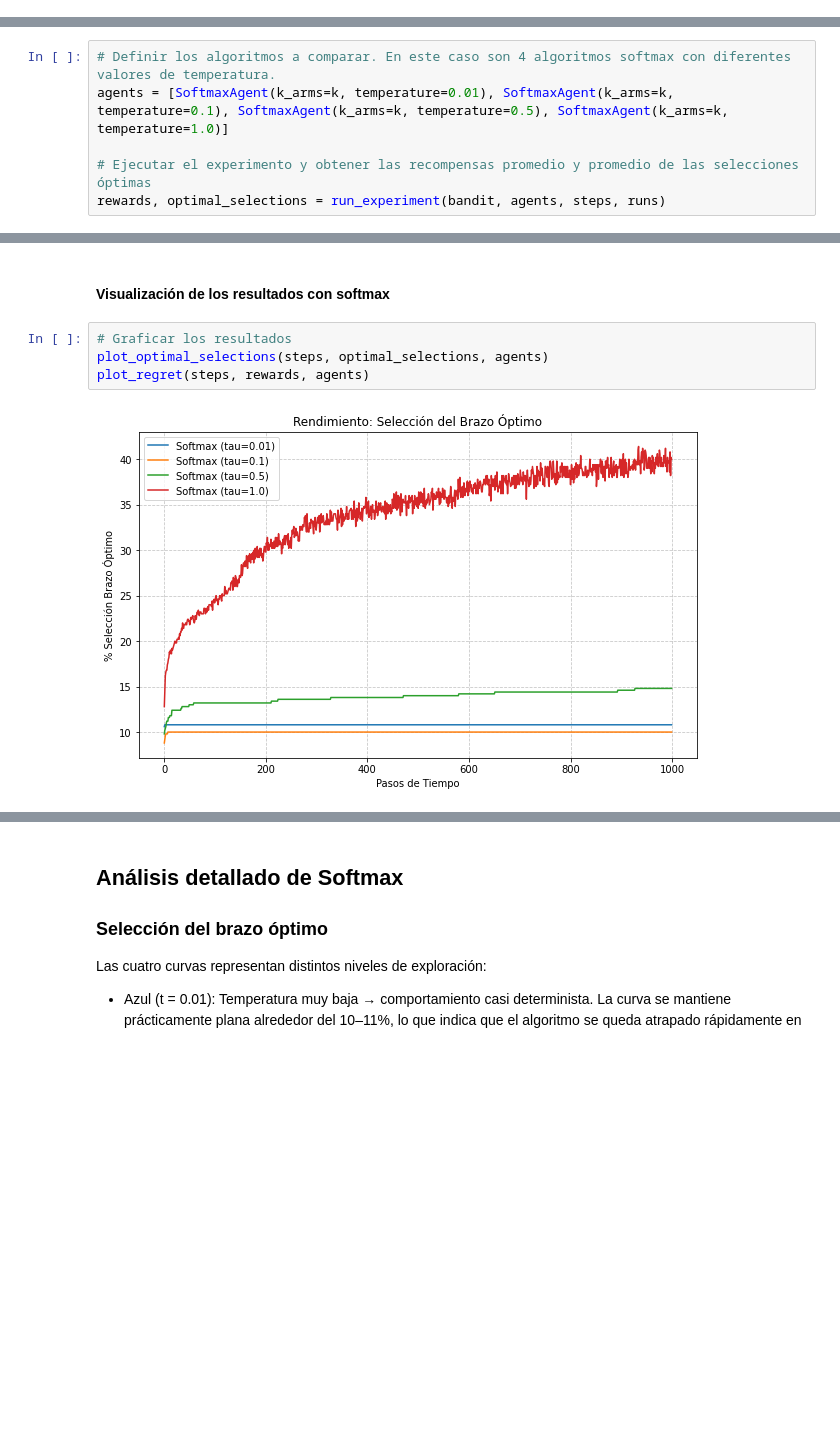
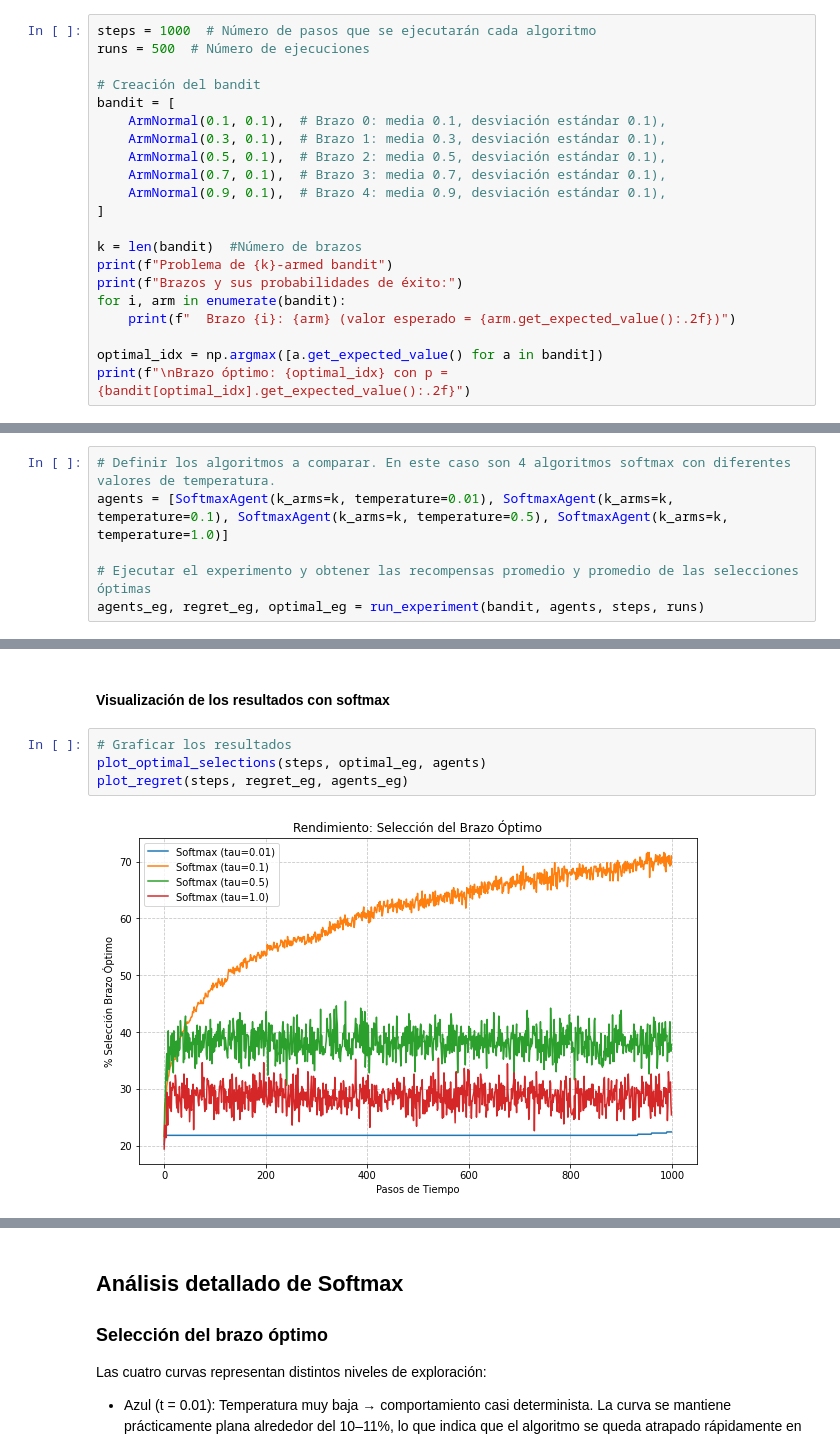
Before and after one commit to rafelsalgueiro/GallegoSalgueiroVera, a Jupyter notebook: k_brazos/bandit_experiment.ipynb, the cells around one changed output, grey strips where cells are left out. Saved outputs shown, nothing was run; the diff lists cells and outputs as text; blank space fills up the shorter version.

```diff
--- a/k_brazos/bandit_experiment.ipynb
+++ b/k_brazos/bandit_experiment.ipynb
@@ -81,0 +98,21 @@ Optimal arm: 8 with expected reward=9.56
+# %%
+steps = 1000  # Número de pasos que se ejecutarán cada algoritmo
+runs = 500  # Número de ejecuciones
+
+# Creación del bandit
+bandit = [
+    ArmNormal(0.1, 0.1),  # Brazo 0: media 0.1, desviación estándar 0.1),
+    ArmNormal(0.3, 0.1),  # Brazo 1: media 0.3, desviación estándar 0.1),
+    ArmNormal(0.5, 0.1),  # Brazo 2: media 0.5, desviación estándar 0.1),
+    ArmNormal(0.7, 0.1),  # Brazo 3: media 0.7, desviación estándar 0.1),
+    ArmNormal(0.9, 0.1),  # Brazo 4: media 0.9, desviación estándar 0.1),
+]
+
+k = len(bandit)  #Número de brazos
+print(f"Problema de {k}-armed bandit")
+print(f"Brazos y sus probabilidades de éxito:")
+for i, arm in enumerate(bandit):
+    print(f"  Brazo {i}: {arm} (valor esperado = {arm.get_expected_value():.2f})")
+
+optimal_idx = np.argmax([a.get_expected_value() for a in bandit])
+print(f"\nBrazo óptimo: {optimal_idx} con p = {bandit[optimal_idx].get_expected_value():.2f}")
@@ -172,4 +231,4 @@ Se contrastan 3 algoritmos softmax para valores tau: 0.1, 0.5, y 1.0.
 agents = [SoftmaxAgent(k_arms=k, temperature=0.01), SoftmaxAgent(k_arms=k, temperature=0.1), SoftmaxAgent(k_arms=k, temperature=0.5), SoftmaxAgent(k_arms=k, temperature=1.0)]
 
 # Ejecutar el experimento y obtener las recompensas promedio y promedio de las selecciones óptimas
-rewards, optimal_selections = run_experiment(bandit, agents, steps, runs)
+agents_eg, regret_eg, optimal_eg = run_experiment(bandit, agents, steps, runs)
@@ -177,7 +242,7 @@ rewards, optimal_selections = run_experiment(bandit, agents, steps, runs)
 #### Visualización de los resultados con softmax
 # %%
 # Graficar los resultados
-plot_optimal_selections(steps, optimal_selections, agents)
-plot_regret(steps, rewards, agents)
+plot_optimal_selections(steps, optimal_eg, agents)
+plot_regret(steps, regret_eg, agents_eg)
 # %% [output]
-[figure, old version]
+[figure, new version]
```
Also changed, not shown: parts of 14 cells of this notebook, 6 other files.
